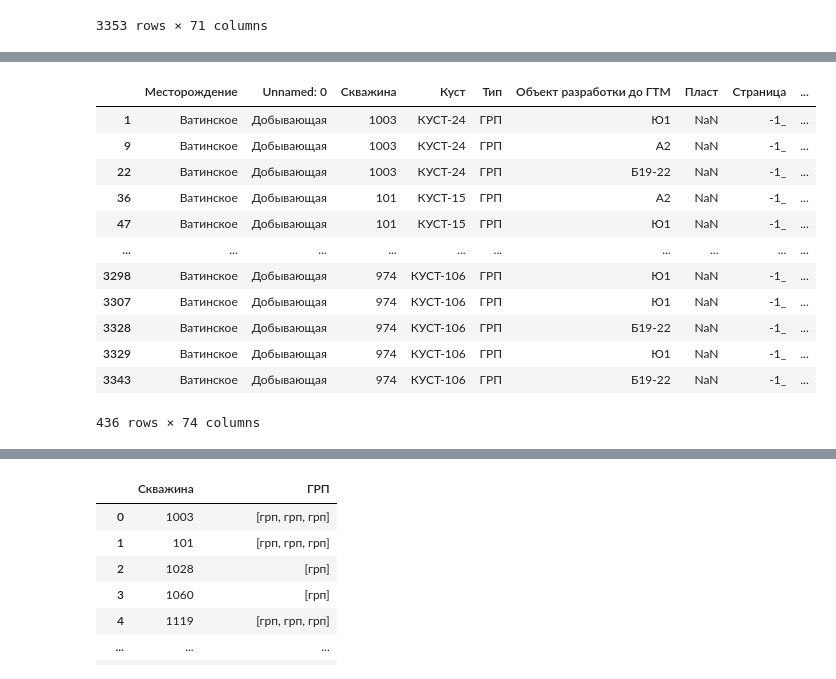
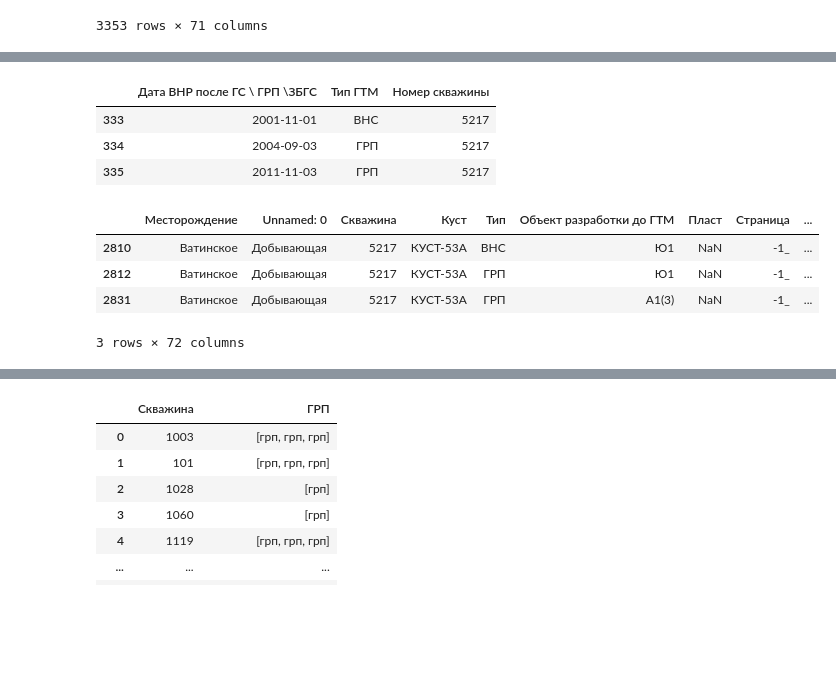
Before and after one commit to lybmvvs/appgazprom2.0, a Jupyter notebook: second app.ipynb, the cells around one changed output, grey strips where cells are left out. Drawn from its saved outputs; the diff is of its cells as text; code cells hidden in the pictures; blank space fills up the shorter version.

```diff
--- a/second app.ipynb
+++ b/second app.ipynb
@@ -295,26 +310,36 @@ grp_3
+# %%
+
+grp_3 = grp_3.drop(grp_3[grp_3['Дата ВНР после ГС \\ ГРП \\ЗБГС'] == 'нет'].index)
+grp_3 = grp_3.groupby(by=['Скважина','Дата ВНР после ГС \ ГРП \ЗБГС']).agg(
+    {'Тип ГТМ': lambda x:
+     x.tolist()[0]}
+)
+grp_3.reset_index(inplace=True)
+vvv=grp_3['Скважина'].tolist()
+
+grp_3['Номер скважины']=vvv
+grp_3=grp_3.drop(['Скважина'],axis=1)
+grp_3.loc[grp_3['Номер скважины'] == '5217']
+# %% [output]
+|  | Дата ВНР после ГС \ ГРП \ЗБГС | Тип ГТМ | Номер скважины |
+| 333 | 2001-11-01 | ВНС | 5217 |
+| 334 | 2004-09-03 | ГРП | 5217 |
+| 335 | 2011-11-03 | ГРП | 5217 |
 # %%
 grp_2 = copy.deepcopy(grp_1)
 grp_2['ГРП'] = grp_2.apply(
     lambda x:
     'грп' if 'КР7-2' in str(x['Краткое описание мероприятий'])
     else 'вдс' if 'Ввод добывающих сква' in str(x['Краткое описание мероприятий'])
     else 'нет', axis=1)
 grp_2 = grp_2.drop(grp_2[grp_2['ГРП'] == 'нет'].index)
-grp_2
+grp_2.loc[grp_2['Скважина'] == '5217']
 # %% [output]
 |  | Месторождение | Unnamed: 0 | Скважина | Куст | Тип | Объект разработки до ГТМ | Пласт | Страница | ... |
-| 1 | Ватинское | Добывающая | 1003 | КУСТ-24 | ГРП | Ю1 | NaN | -1_ | ... |
-| 9 | Ватинское | Добывающая | 1003 | КУСТ-24 | ГРП | А2 | NaN | -1_ | ... |
-| 22 | Ватинское | Добывающая | 1003 | КУСТ-24 | ГРП | Б19-22 | NaN | -1_ | ... |
-| 36 | Ватинское | Добывающая | 101 | КУСТ-15 | ГРП | А2 | NaN | -1_ | ... |
-| 47 | Ватинское | Добывающая | 101 | КУСТ-15 | ГРП | Ю1 | NaN | -1_ | ... |
-| ... | ... | ... | ... | ... | ... | ... | ... | ... | ... |
-| 3298 | Ватинское | Добывающая | 974 | КУСТ-106 | ГРП | Ю1 | NaN | -1_ | ... |
-| 3307 | Ватинское | Добывающая | 974 | КУСТ-106 | ГРП | Ю1 | NaN | -1_ | ... |
-| 3328 | Ватинское | Добывающая | 974 | КУСТ-106 | ГРП | Б19-22 | NaN | -1_ | ... |
-| 3329 | Ватинское | Добывающая | 974 | КУСТ-106 | ГРП | Ю1 | NaN | -1_ | ... |
-| 3343 | Ватинское | Добывающая | 974 | КУСТ-106 | ГРП | Б19-22 | NaN | -1_ | ... |
+| 2810 | Ватинское | Добывающая | 5217 | КУСТ-53А | ВНС | Ю1 | NaN | -1_ | ... |
+| 2812 | Ватинское | Добывающая | 5217 | КУСТ-53А | ГРП | Ю1 | NaN | -1_ | ... |
+| 2831 | Ватинское | Добывающая | 5217 | КУСТ-53А | ГРП | А1(3) | NaN | -1_ | ... |
-436 rows × 74 columns
+3 rows × 72 columns
 # %%
 grp_2 = grp_2.groupby('Скважина').agg(
     {'ГРП': lambda x:
```
Also changed, not shown: parts of 36 cells of this notebook, 6 other files.
